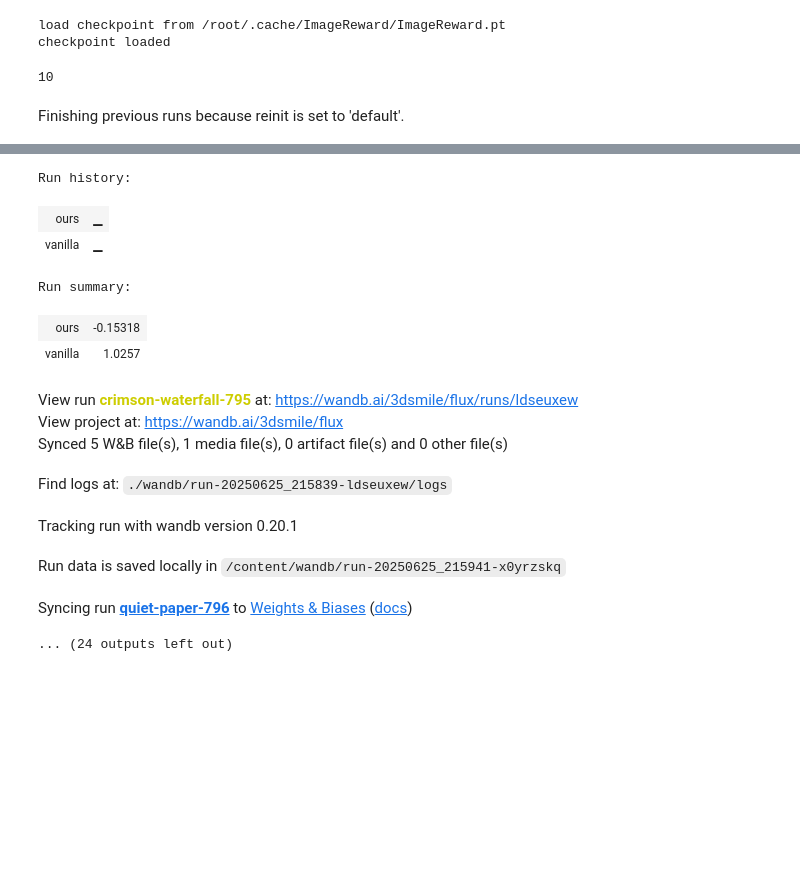
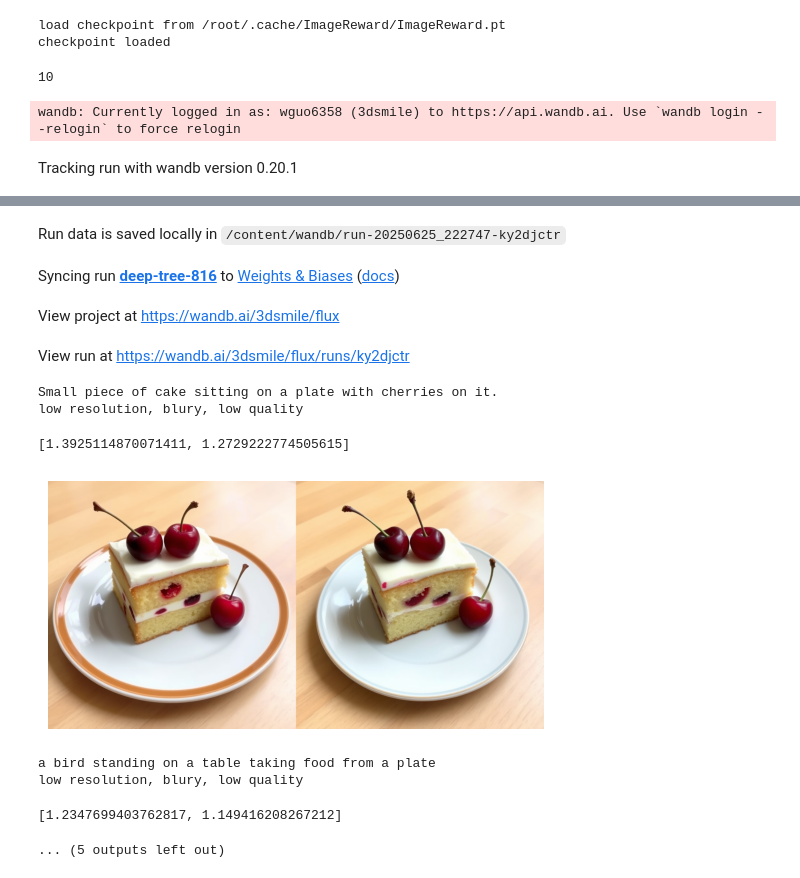
Before and after one commit to weathon/neg, a Jupyter notebook: NAG.ipynb, the cells around one changed output, grey strips where cells are left out. Drawn from its saved outputs; the diff is of its cells as text; code cells hidden in the pictures; blank space fills up the shorter version.

Commit message:
Back to normal scale mix and it worked

```diff
--- a/NAG.ipynb
+++ b/NAG.ipynb
@@ -236,11 +236,11 @@ class NAGFluxAttnProcessor2_0:
 
                 norm_positive_regular_guidance = torch.norm(hidden_states_regular_guidence, p=1, dim=-1, keepdim=True).expand(*hidden_states_regular_guidence.shape)
                 scale = norm_positive_regular_guidance / norm_positive
-                hidden_states_regular_guidence = hidden_states_regular_guidence * torch.minimum(scale, scale.new_ones(1) * self.nag_tau) / scale
+                hidden_states_regular_guidence = hidden_states_regular_guidence * torch.minimum(scale, scale.new_ones(1)) / scale
 
 
-                hidden_states = hidden_states_guidance * self.nag_alpha + hidden_states_regular_guidence * (1 - self.nag_alpha)# * 0.7 + hidden_states_regular * (1 - self.nag_alpha) * 0.3
-                # hidden_states = hidden_states_guidance * self.nag_alpha + hidden_states_regular * (1 - self.nag_alpha)
+                # hidden_states = hidden_states_guidance * self.nag_alpha + hidden_states_regular_guidence * (1 - self.nag_alpha)# * 0.7 + hidden_states_regular * (1 - self.nag_alpha) * 0.3
+                hidden_states = hidden_states_guidance * self.nag_alpha + hidden_states_regular * (1 - self.nag_alpha)
 
                 encoder_hidden_states = torch.cat((encoder_hidden_states, encoder_hidden_state_pure_negative), dim=0)
                 # encoder_hidden_states = torch.cat((encoder_hidden_states, encoder_hidden_states_regular), dim=0)
@@ -535,7 +535,8 @@ wandb.init(project="flux")
 # scores = np.zeros((2, 3))
 ours_score = 0
 vanilla_score = 0
-prompts = ds["train"]["caption1"][:300]
+prompts = ds["train"]["caption1"]
+prompts = random.choices(prompts, k=500)
 
 class Prompt(BaseModel):
   prompt: str
@@ -556,7 +557,7 @@ def rewrite(prompt):
 for i in prompts:
   positive_prompt = i #rewrite(i)
 
-  negative_prompt = "low resolution, blury"#, low, poor, unnatural lighting, artifacts"
+  negative_prompt = "low resolution, blury, low quality"#, poor detail, unnatural lighting, artifacts"
   # negative_prompt = i["neg"]# + "; low resolution, blury, low quality, poor details, unnatural lighting"
   NAGFluxPipeline._set_nag_attn_processor = get_set_function(len(pipe.tokenizer(positive_prompt).input_ids), len(pipe.tokenizer(negative_prompt).input_ids))
   print(positive_prompt)
@@ -565,12 +566,12 @@ for i in prompts:
       positive_prompt,
       guidance_scale=0.,
       nag_negative_prompt=negative_prompt,
-      nag_scale=4,
+      nag_scale=3,
       generator=torch.Generator(device="cuda").manual_seed(seed),
       num_inference_steps=4,
       max_sequence_length=256,
       nag_tau=2.5,
-      nag_alpha=0.1
+      nag_alpha=0.125
   ).images[0]
 
 
@@ -602,4 +603,5 @@ for i in prompts:
   pylab.show()
 # %% [output]
 10
+wandb: Currently logged in as: wguo6358 (3dsmile) to https://api.wandb.ai. Use `wandb login --relogin` to force relogin
-Finishing previous runs because reinit is set to 'default'.
+Tracking run with wandb version 0.20.1
@@ -607,17 +608,15 @@ Finishing previous runs because reinit is set to 'default'.
-Run history:
-| ours | ▁ |
-| vanilla | ▁ |
-Run summary:
-| ours | -0.15318 |
-| vanilla | 1.0257 |
-View run crimson-waterfall-795 at: https://wandb.ai/3dsmile/flux/runs/ldseuxew
-View project at: https://wandb.ai/3dsmile/flux
-Synced 5 W&B file(s), 1 media file(s), 0 artifact file(s) and 0 other file(s)
+Run data is saved locally in /content/wandb/run-20250625_222747-ky2djctr
-Find logs at: ./wandb/run-20250625_215839-ldseuxew/logs
+Syncing run deep-tree-816 to Weights & Biases (docs)
-Tracking run with wandb version 0.20.1
+View project at https://wandb.ai/3dsmile/flux
-Run data is saved locally in /content/wandb/run-20250625_215941-x0yrzskq
+View run at https://wandb.ai/3dsmile/flux/runs/ky2djctr
-Syncing run quiet-paper-796 to Weights & Biases (docs)
+Small piece of cake sitting on a plate with cherries on it.
+low resolution, blury, low quality
-... (24 outputs left out)
+[1.3925114870071411, 1.2729222774505615]
+[figure, added]
+a bird standing on a table taking food from a plate
+low resolution, blury, low quality
+[1.2347699403762817, 1.149416208267212]
+... (5 outputs left out)
 # %%
 ## compare is better score is not objective
 # %%
```
Also changed, not shown: parts of 1 cell of this notebook.
